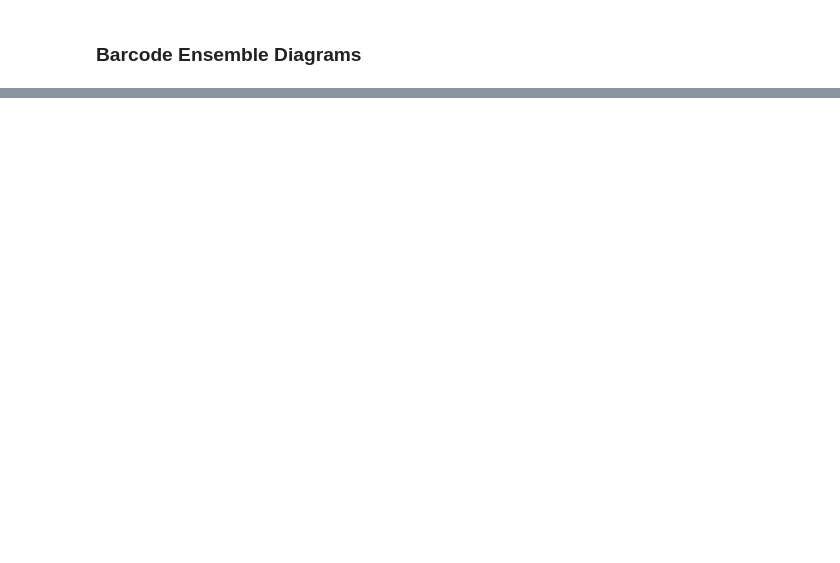
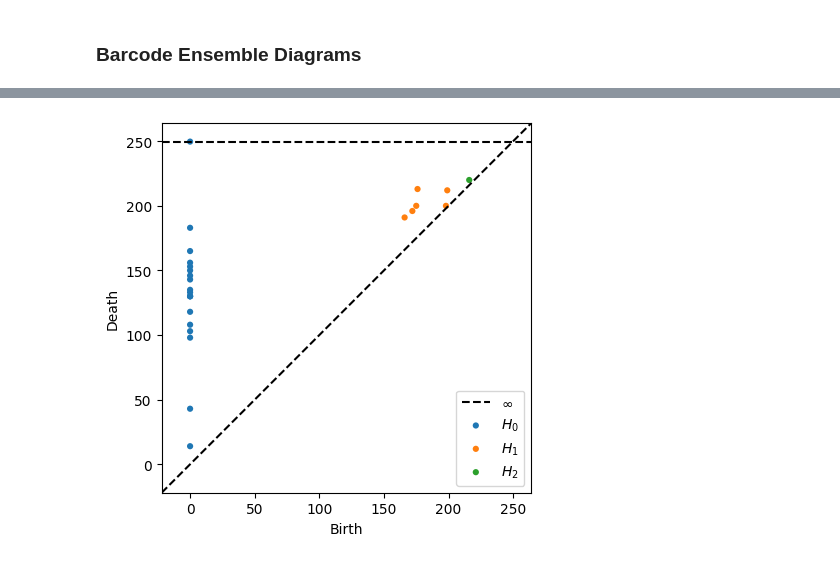
Before and after one commit to alfonsomiguelcruz/pgc_btip_topone, a Jupyter notebook: [clr] sim.ipynb, the cells around one changed output, grey strips where cells are left out. Cells and saved outputs as stored; diff of their text form; code cells hidden in the pictures; blank space fills up the shorter version.

```diff
--- a/[clr] sim.ipynb
+++ b/[clr] sim.ipynb
@@ -101,0 +145,15 @@ bottom = np.zeros(21)
+# %%
+# (SIMULATIONS, SPARSITY, SAMPLES, SEGSITES)
+sparse_group_samples = targ.sparsity_sampling(group)
+# %%
+i = 8
+sparsity_list = [1, 0.9, 0.8, 0.7, 0.6, 0.5, 0.4, 0.3, 0.2, 0.1]
+
+targ.SAMPLES = int(targ.SAMPLES * sparsity_list[i])
+sparse_hdmatrix = targ.get_hdmatrices([sparse_group_samples[0][i]])
+targ.SAMPLES = 100
+# %%
+sparse_homology = rips.fit_transform(sparse_hdmatrix[0], distance_matrix=True)
+rips.plot(sparse_homology, show=True)
+# %% [output]
+[figure, added]
```
Also changed, not shown: parts of 10 cells of this notebook, 1 other file.
